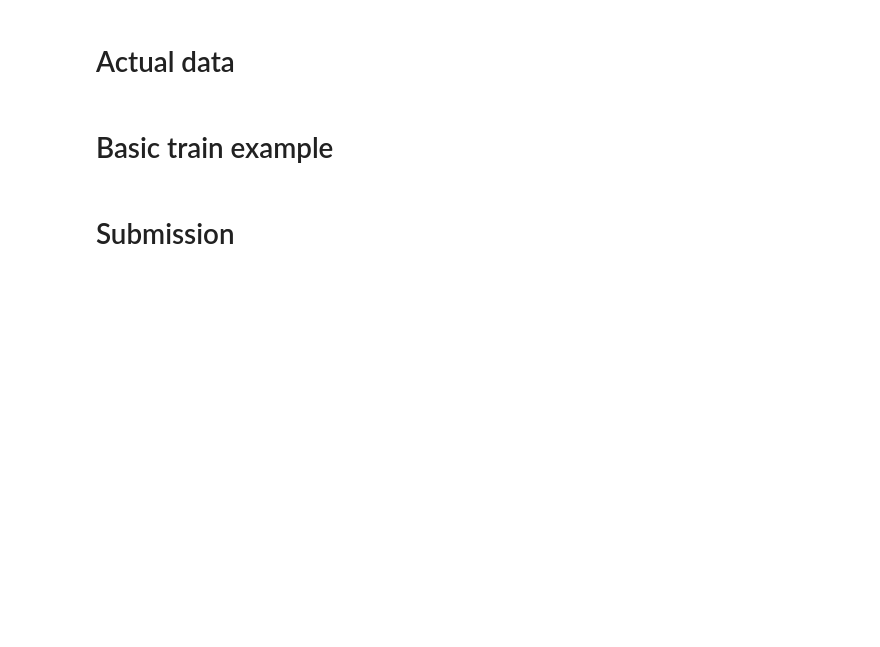
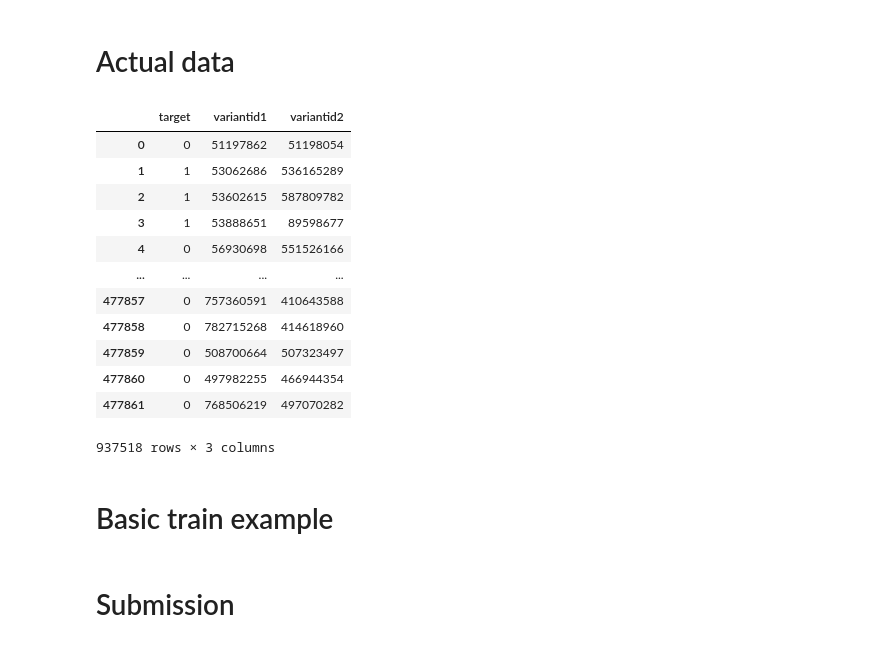
Before and after one commit to CopylaCopy/Ozon_marketplace, a Jupyter notebook: cur_ver.ipynb, the cells around one changed output. Saved outputs shown, nothing was run; the diff lists cells and outputs as text; code cells hidden in the pictures; blank space fills up the shorter version.

```diff
--- a/cur_ver.ipynb
+++ b/cur_ver.ipynb
@@ -164 +226,17 @@ goods_pairs_ext = pd.read_parquet('train_pairs_ext.parquet')
 symm_goods_pairs_ext = symm_pairs(goods_pairs_ext)
+# %%
+symm_goods_pairs_ext
+# %% [output]
+|  | target | variantid1 | variantid2 |
+| 0 | 0 | 51197862 | 51198054 |
+| 1 | 1 | 53062686 | 536165289 |
+| 2 | 1 | 53602615 | 587809782 |
+| 3 | 1 | 53888651 | 89598677 |
+| 4 | 0 | 56930698 | 551526166 |
+| ... | ... | ... | ... |
+| 477857 | 0 | 757360591 | 410643588 |
+| 477858 | 0 | 782715268 | 414618960 |
+| 477859 | 0 | 508700664 | 507323497 |
+| 477860 | 0 | 497982255 | 466944354 |
+| 477861 | 0 | 768506219 | 497070282 |
+937518 rows × 3 columns
```
Also changed, not shown: parts of 61 cells of this notebook, 1 other file.
